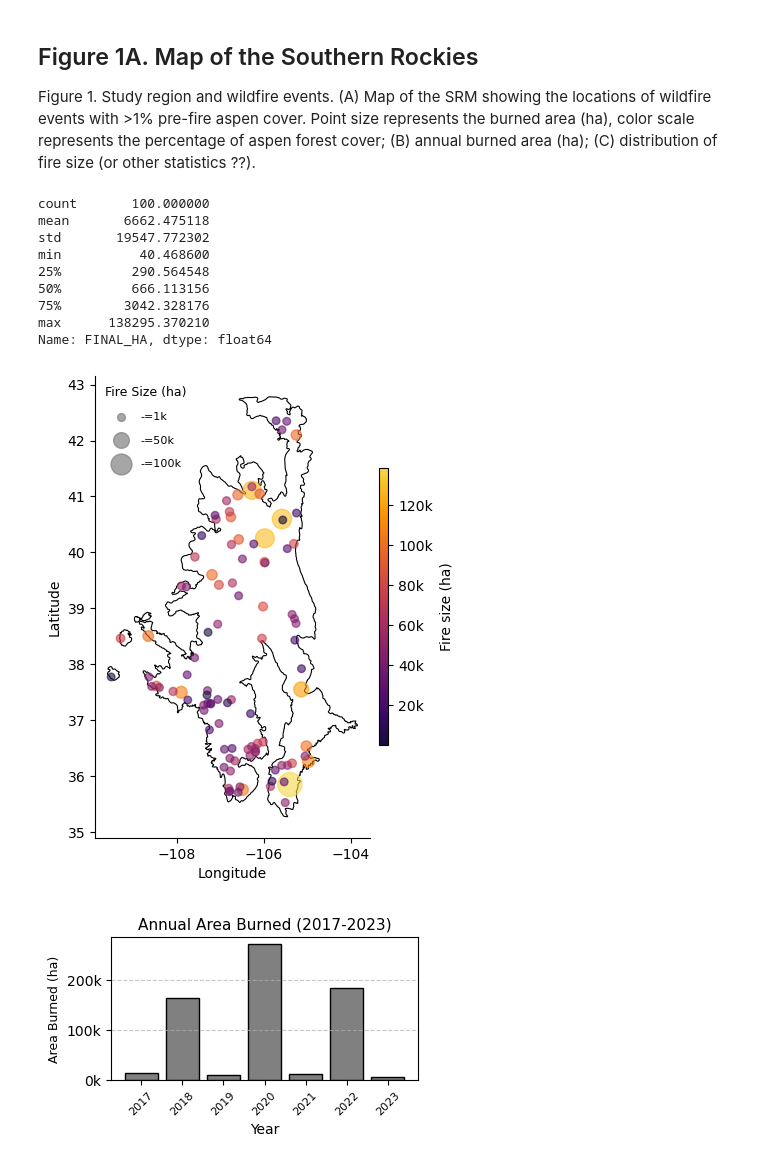
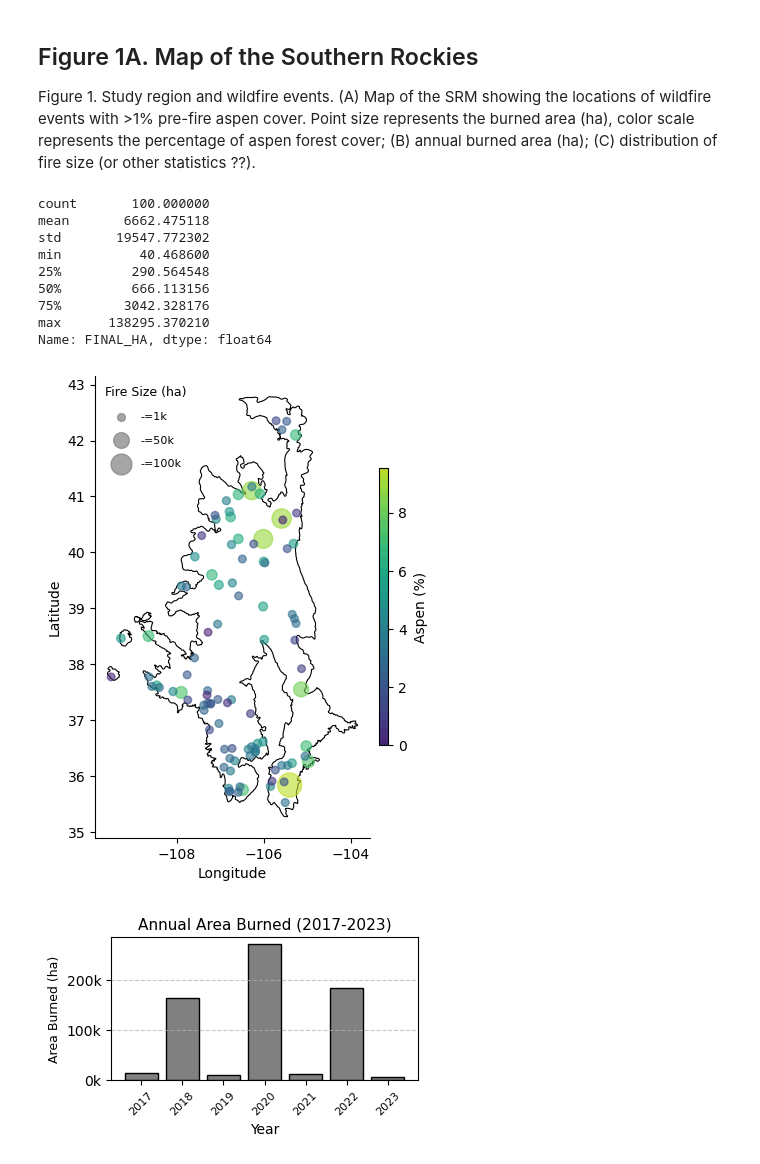
Before and after one commit to natshoff/aspen-fire-fork, a Jupyter notebook: Aim2/code/Python/_figures.ipynb, the cells around one changed output. Saved outputs shown, nothing was run; the diff lists cells and outputs as text; code cells hidden in the pictures.

Commit message:
Aim3 figures, SOM analysis, bivariate mapping

```diff
--- a/Aim2/code/Python/_figures.ipynb
+++ b/Aim2/code/Python/_figures.ipynb
@@ -41,7 +41,7 @@ print("Ready !")
 Ready !
 # %%
 # load fire perimeter data
-fp = os.path.join(projdir,'data/spatial/mod/srm_fire_census_2017_to_2023_subset.gpkg')
+fp = os.path.join(projdir,'data/spatial/mod/srm_fire_census_2017_to_2023_ics_perims.gpkg')
 fires = gpd.read_file(fp)
 fires.columns
 # %% [output]
@@ -108,7 +112,7 @@ def truncate_colormap(cmap_name, min_val=0.2, max_val=0.8, n_colors=256):
     return new_cmap
 
 # Create a softer version of inferno_r
-soft_inferno_r = truncate_colormap("inferno", min_val=0.1, max_val=0.9)
+soft_viridis_r = truncate_colormap("viridis", min_val=0.1, max_val=0.9)
 
 # plot it
 fig, ax = plt.subplots(figsize=(6, 6))
@@ -117,7 +121,7 @@ srm.plot(ax=ax, edgecolor='black', linewidth=0.8, color='none')
 centroid.plot(
     ax=ax,
     markersize=centroid['fire_size'],  # Use normalized marker size
-    column='LOG_FINAL_HA', cmap=soft_inferno_r,
+    column='LOG_FINAL_HA', cmap=soft_viridis_r,
     legend=False, alpha=0.6)
 
 # Remove top and right spines (borders)
@@ -126,13 +130,13 @@ ax.spines['right'].set_visible(False)
 
 # Add colorbar
 # normalize and scale the values
-norm = mcolors.Normalize(vmin=centroid['FINAL_HA'].min(), vmax=centroid['FINAL_HA'].max())
-sm = ScalarMappable(cmap=soft_inferno_r, norm=norm)
+norm = mcolors.Normalize(vmin=centroid['Aspen_Pct'].min(), vmax=centroid['Aspen_Pct'].max())
+sm = ScalarMappable(cmap=soft_viridis_r, norm=norm)
 sm.set_array([])
 cbar = fig.colorbar(sm, ax=ax, shrink=0.6, aspect=30, pad=0.02, orientation='vertical')
-cbar.ax.set_ylabel('Fire Size (ha)', rotation=90, labelpad=10, fontsize=10, va='center')
-cbar.set_label('Fire size (ha)')
-cbar.ax.yaxis.set_major_formatter(FuncFormatter(format_ticks))
+cbar.ax.set_ylabel('Aspen (%)', rotation=90, labelpad=10, fontsize=10, va='center')
+cbar.set_label('Aspen (%)')
+# cbar.ax.yaxis.set_major_formatter(FuncFormatter(format_ticks))
 
 # Create a custom legend for fire size
 # Create legend sizes for fire size (in hectares)
@@ -144,35 +148,35 @@ legend_labels = [f'-={int(size / 1000)}k' for size in legend_sizes_ha]
 legend_handles = [
     plt.scatter([], [], s=size, color='gray', alpha=0.7, label=label)
     for size, label in zip(legend_scaled_sizes, legend_labels)
 ]
 
 # Add the legend to the map
 ax.legend(
     handles=legend_handles, loc='upper left',
     title='Fire Size (ha)', frameon=False, fontsize=8, title_fontsize=9,
     handletextpad=0.8,  # Space between markers and labels
     labelspacing=1.2    # Vertical space between legend items
 )
 
 # Labels and saving
 plt.xlabel('Longitude', size=10)
 plt.ylabel('Latitude', size=10)
 
 # Save the map
-plt.savefig(os.path.join(projdir, 'figures/Figure1_Fires-SRM.png'), dpi=300, bbox_inches='tight')
+plt.savefig(os.path.join(projdir, 'figures/Figure1_Fires-SRM_Aspen.png'), dpi=500, bbox_inches='tight')
 
 plt.show()
 # %% [output]
 count       100.000000
 mean       6662.475118
 std       19547.772302
 min          40.468600
 25%         290.564548
 50%         666.113156
 75%        3042.328176
 max      138295.370210
 Name: FINAL_HA, dtype: float64
-[figure, old version]
+[figure, new version]
 # %%
 # plot the annual area burned
 burned_area = fires.groupby('START_YEAR')['FINAL_HA'].sum().reset_index()
```
Also changed, not shown: parts of 3 cells of this notebook, 33 other files.
